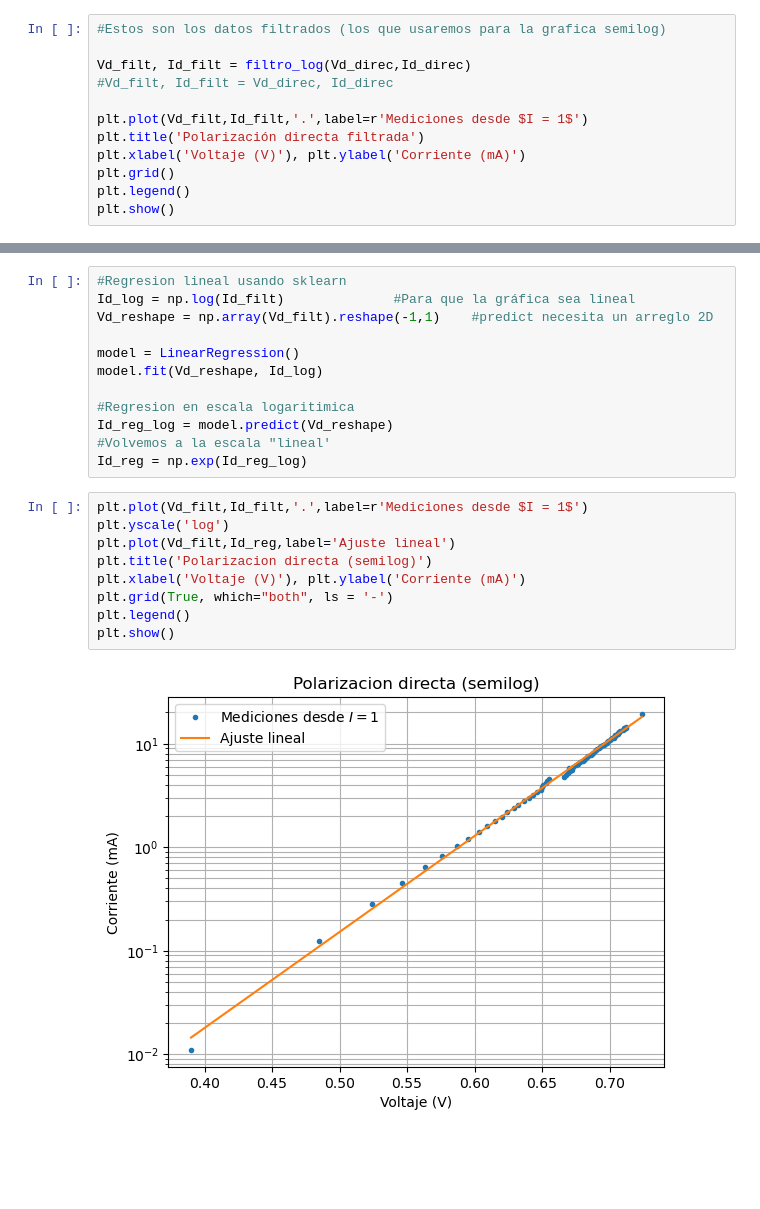
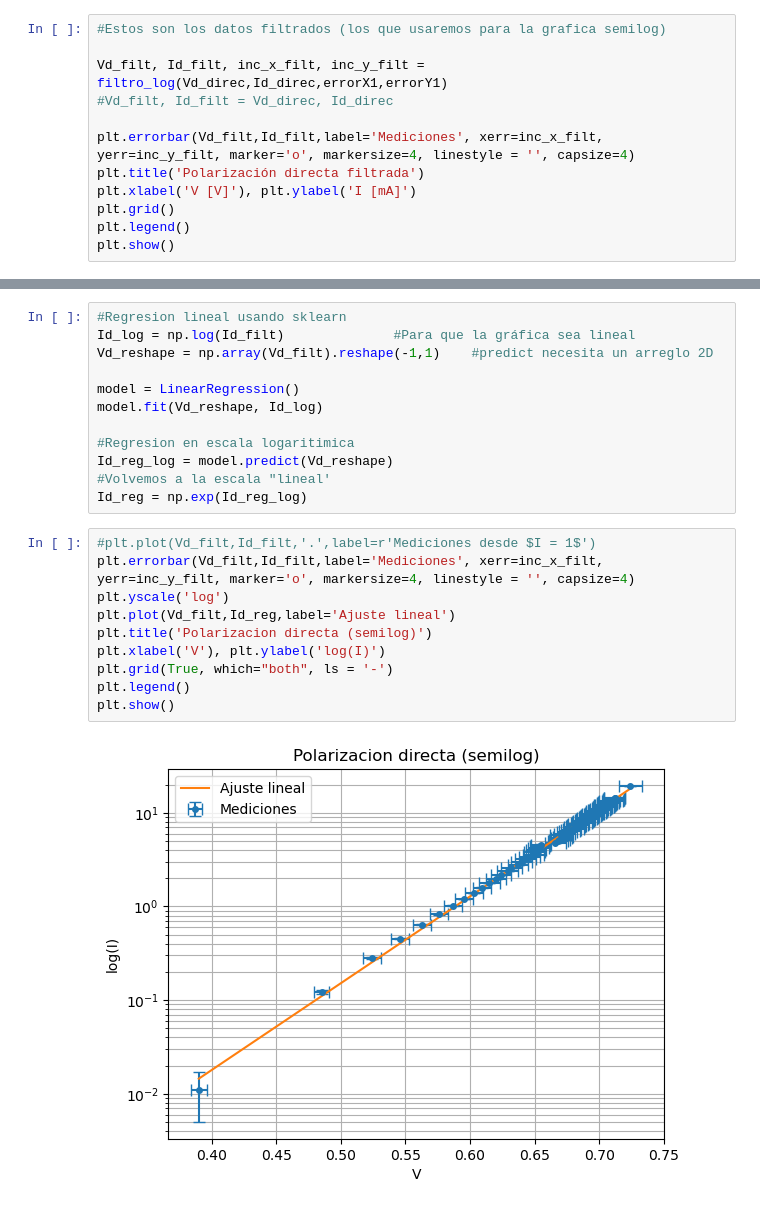
Before and after one commit to Alexi5omg/Labo-Contemporanea, a Jupyter notebook: Practica1/Practica1.ipynb, the cells around one changed output, grey strips where cells are left out. Drawn from its saved outputs; the diff is of its cells as text; blank space fills up the shorter version.

```diff
--- a/Practica1/Practica1.ipynb
+++ b/Practica1/Practica1.ipynb
@@ -64,12 +81,12 @@ plt.show()
 # %%
 #Estos son los datos filtrados (los que usaremos para la grafica semilog)
 
-Vd_filt, Id_filt = filtro_log(Vd_direc,Id_direc)
+Vd_filt, Id_filt, inc_x_filt, inc_y_filt = filtro_log(Vd_direc,Id_direc,errorX1,errorY1)
 #Vd_filt, Id_filt = Vd_direc, Id_direc
 
-plt.plot(Vd_filt,Id_filt,'.',label=r'Mediciones desde $I = 1$')
+plt.errorbar(Vd_filt,Id_filt,label='Mediciones', xerr=inc_x_filt, yerr=inc_y_filt, marker='o', markersize=4, linestyle = '', capsize=4)
 plt.title('Polarización directa filtrada')
-plt.xlabel('Voltaje (V)'), plt.ylabel('Corriente (mA)')
+plt.xlabel('V [V]'), plt.ylabel('I [mA]')
 plt.grid()
 plt.legend()
 plt.show()
@@ -88,15 +105,16 @@ Id_reg_log = model.predict(Vd_reshape)
 #Volvemos a la escala "lineal'
 Id_reg = np.exp(Id_reg_log)
 # %%
-plt.plot(Vd_filt,Id_filt,'.',label=r'Mediciones desde $I = 1$')
+#plt.plot(Vd_filt,Id_filt,'.',label=r'Mediciones desde $I = 1$')
+plt.errorbar(Vd_filt,Id_filt,label='Mediciones', xerr=inc_x_filt, yerr=inc_y_filt, marker='o', markersize=4, linestyle = '', capsize=4)
 plt.yscale('log')
 plt.plot(Vd_filt,Id_reg,label='Ajuste lineal')
 plt.title('Polarizacion directa (semilog)')
-plt.xlabel('Voltaje (V)'), plt.ylabel('Corriente (mA)')
+plt.xlabel('V'), plt.ylabel('log(I)')
 plt.grid(True, which="both", ls = '-')
 plt.legend()
 plt.show()
 # %% [output]
-[figure, old version]
+[figure, new version]
 # %%
 #plt.plot(Vd_inv,Id_inv,'.',label='Mediciones')
```
Also changed, not shown: parts of 6 cells of this notebook, 13 other files.
